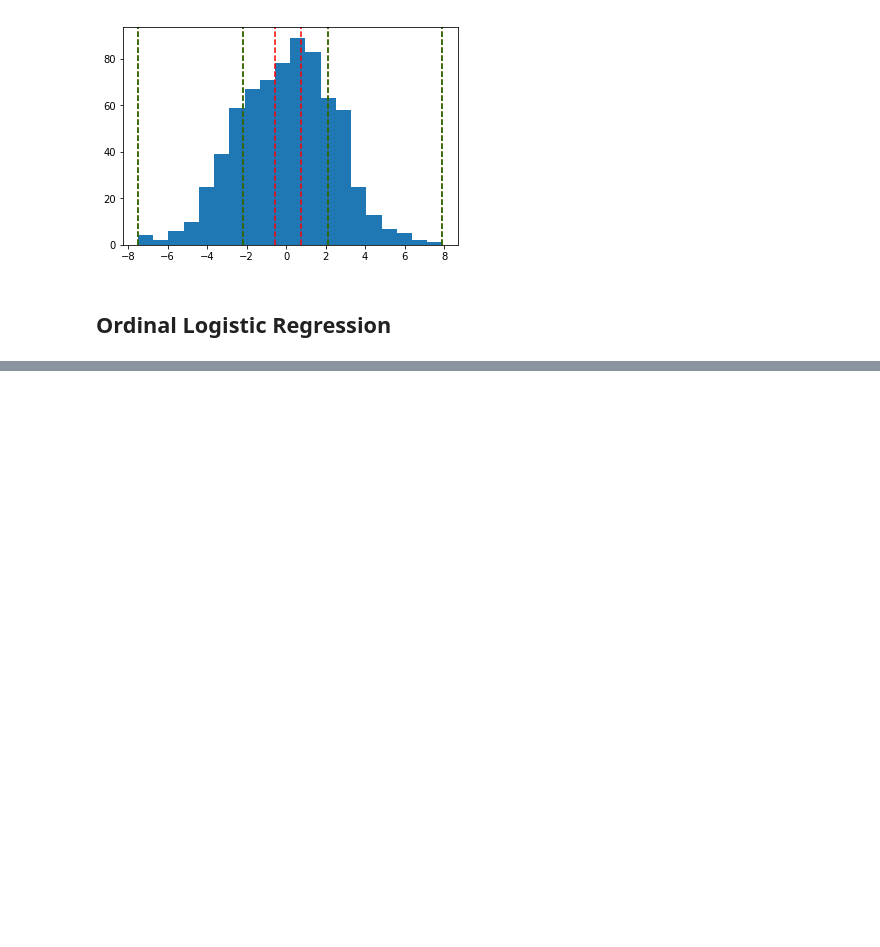
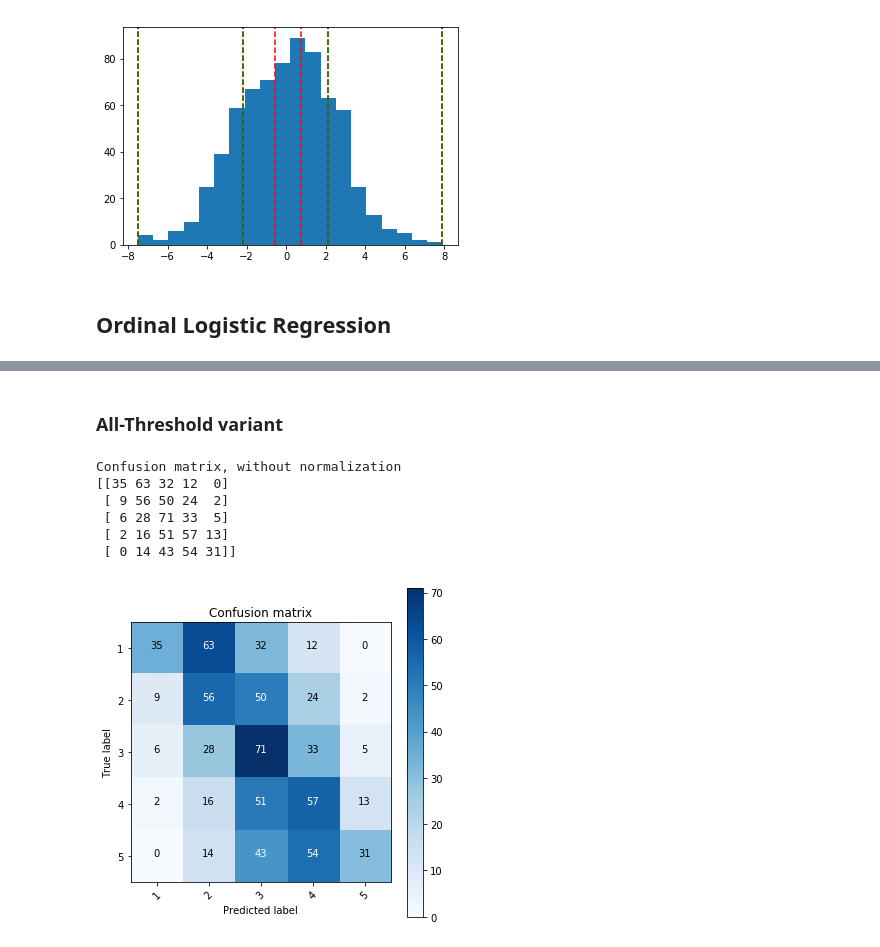
Before and after one commit to raulds77/inference_project, a Jupyter notebook: Observable PCA.ipynb, the cells around one changed output, grey strips where cells are left out. Cells and saved outputs as stored; diff of their text form; code cells hidden in the pictures; blank space fills up the shorter version.

```diff
--- a/Observable PCA.ipynb
+++ b/Observable PCA.ipynb
@@ -191,0 +199,15 @@ Confusion matrix, without normalization
+# %% [markdown]
+### All-Threshold variant
+# %%
+ord_logit = mord.LogisticAT(alpha=1.0)
+ord_logit.fit(X = x_fit, y = y_true )
+y_pred = ord_logit.predict(x_fit)
+plot_confusion_matrix( confusion_matrix( y_true , y_pred ) , classes=[1,2,3,4,5] ,size = 5)
+# %% [output]
+Confusion matrix, without normalization
+[[35 63 32 12  0]
+ [ 9 56 50 24  2]
+ [ 6 28 71 33  5]
+ [ 2 16 51 57 13]
+ [ 0 14 43 54 31]]
+[figure, added]
```
Also changed, not shown: parts of 8 cells of this notebook, 2 other files.
